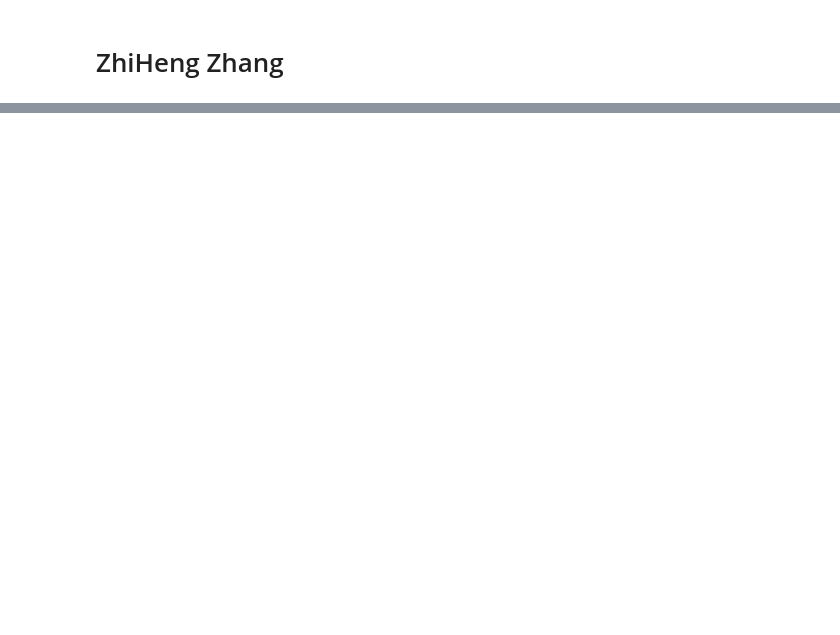
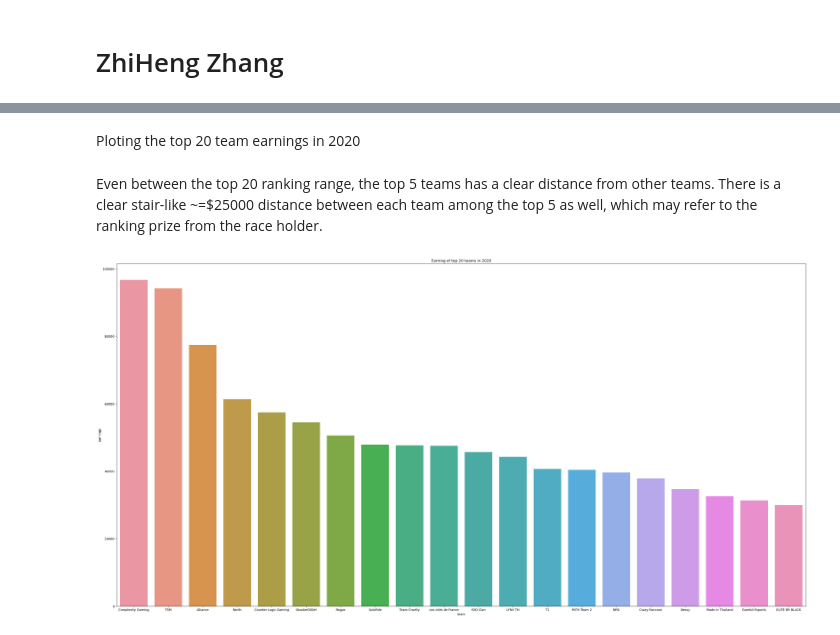
Before and after one commit to ubco-W2022T1-cosc301/project-group08, a Jupyter notebook: notebooks/analysis1.ipynb, the cells around one changed output, grey strips where cells are left out. Cells and saved outputs as stored; diff of their text form; code cells hidden in the pictures; blank space fills up the shorter version.

```diff
--- a/notebooks/analysis1.ipynb
+++ b/notebooks/analysis1.ipynb
@@ -59,0 +112,11 @@ win_by_player
+# %% [markdown]
+Ploting the top 20 team earnings in 2020
+# %% [markdown]
+Even between the top 20 ranking range, the top 5 teams has a clear distance from other teams. There is a clear stair-like ~=$25000 distance between each team among the top 5 as well, which may refer to the ranking prize from the race holder.
+# %%
+win2020_01 = win2020[win2020["earnings_rank"]<21]
+win2020_f20 = sns.barplot(y=win2020_01["earnings"],x=win2020_01["team"])
+win2020_f20.set(title="Earning of top 20 teams in 2020")
+plt.gcf().set_size_inches(40, 20)
+# %% [output]
+[figure, added]
```
Also changed, not shown: parts of 35 cells of this notebook, 1 other file.
